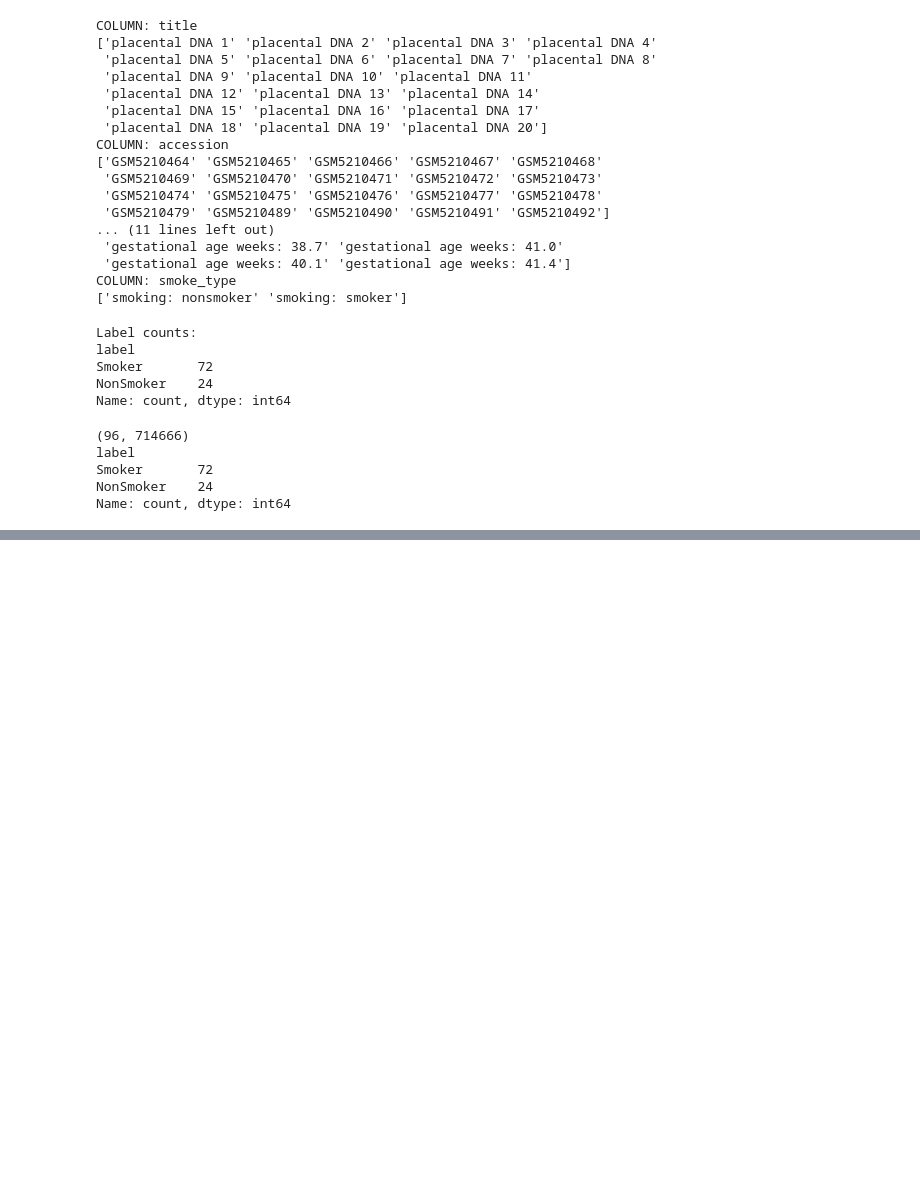
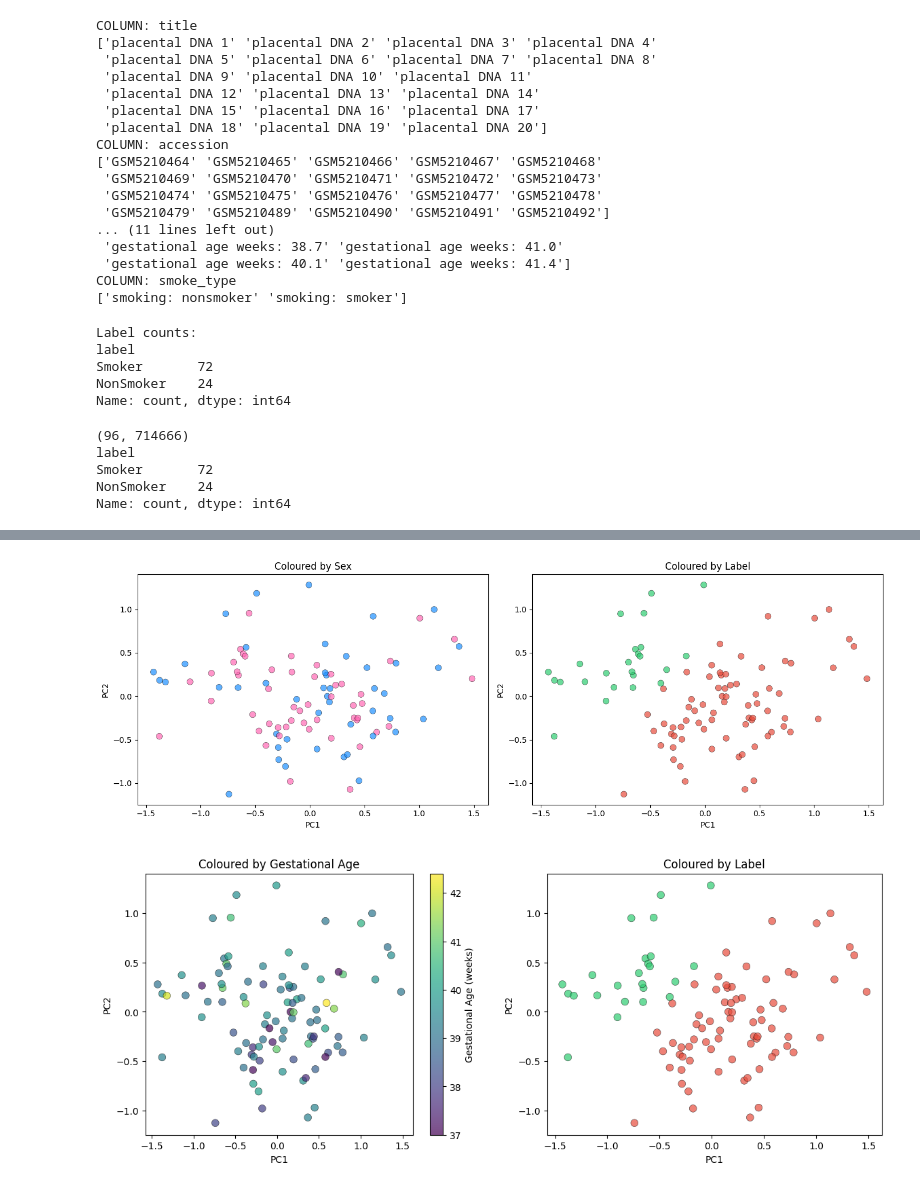
Before and after one commit to patinoboh/bioinformatika, a Jupyter notebook: project/rasto.ipynb, the cells around one changed output, grey strips where cells are left out. Saved outputs shown, nothing was run; the diff lists cells and outputs as text; code cells hidden in the pictures; blank space fills up the shorter version.

```diff
--- a/project/rasto.ipynb
+++ b/project/rasto.ipynb
@@ -254,0 +290,32 @@ Selected shape: (96, 20)
+# %%
+sex_col = meta_df.loc[df.index, 'sex'].map({'Sex: F': 'hotpink', 'Sex: M': 'dodgerblue'})
+
+fig, axes = plt.subplots(1, 2, figsize=(14, 5))
+for ax, col, title in zip(axes,
+                           [sex_col.values, None],
+                           ['Coloured by Sex', 'Coloured by Label']):
+    if col is None:
+        col = [colors[l] for l in y.values]
+    ax.scatter(PCs[:,0], PCs[:,1], c=col, alpha=0.7, edgecolors='k', linewidths=0.4, s=60)
+    ax.set_xlabel(f'PC1'); ax.set_ylabel('PC2'); ax.set_title(title)
+plt.tight_layout()
+plt.show()
+
+#by gestational age
+age_col = meta_df.loc[df.index, 'gestational_age'].map(
+    lambda x: float(x.split(': ')[1].replace(' weeks', ''))
+)
+fig, axes = plt.subplots(1, 2, figsize=(14, 5))
+for ax, col, title in zip(axes,
+                           [age_col.values, None],
+                           ['Coloured by Gestational Age', 'Coloured by Label']):
+    if col is None:
+        col = [colors[l] for l in y.values]
+    scatter = ax.scatter(PCs[:,0], PCs[:,1], c=col, alpha=0.7, edgecolors='k', linewidths=0.4, s=60, cmap='viridis')
+    ax.set_xlabel(f'PC1'); ax.set_ylabel('PC2'); ax.set_title(title)
+    if col is age_col.values:
+        cbar = plt.colorbar(scatter, ax=ax)
+        cbar.set_label('Gestational Age (weeks)')
+# %% [output]
+[figure, added]
+[figure, added]
```
Also changed, not shown: parts of 5 cells of this notebook.
